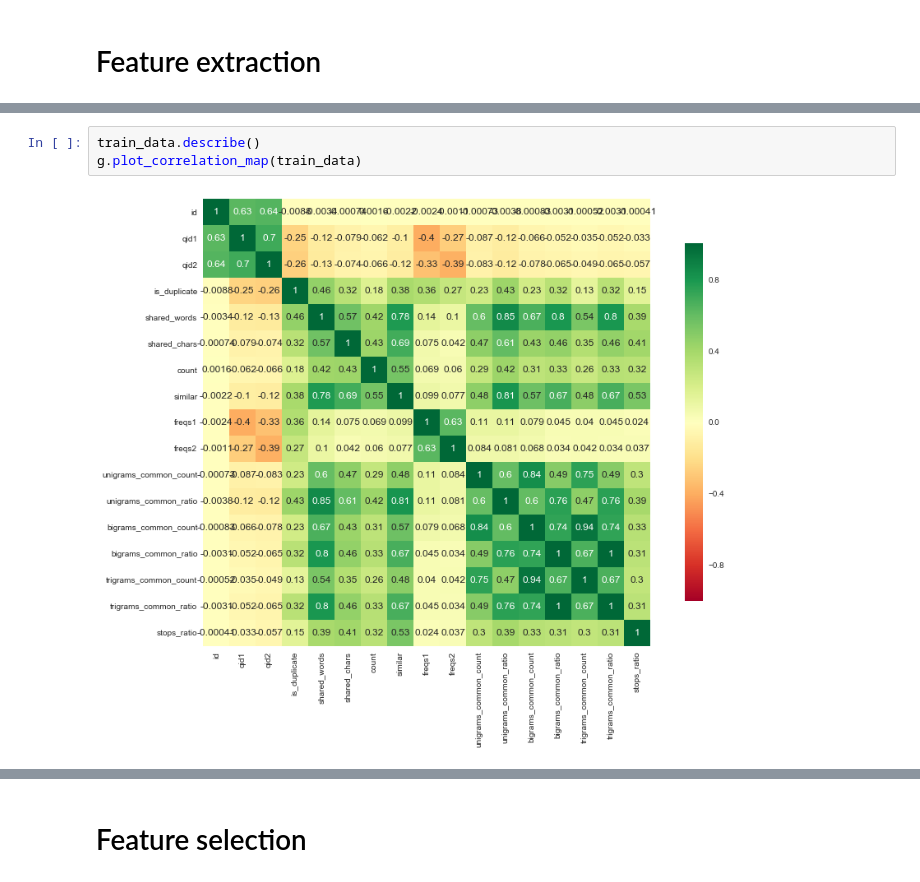
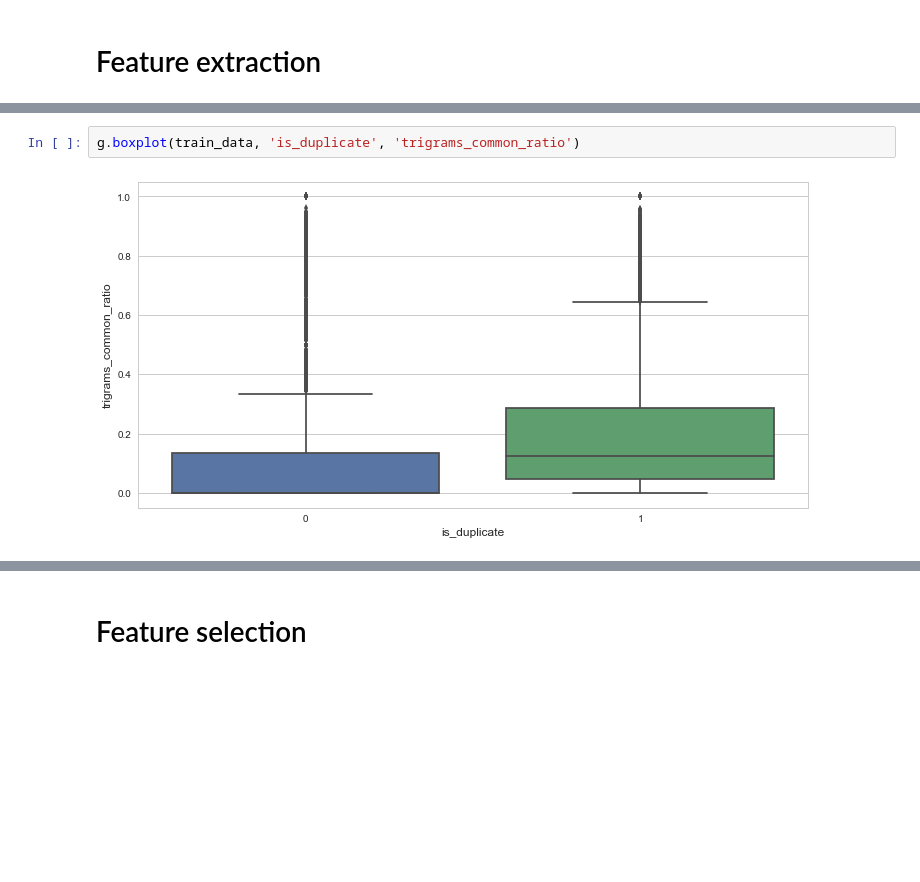
Before and after one commit to icostan/kaggle, a Jupyter notebook: quora-pairs/quora-pairs.ipynb, the cells around one changed output, grey strips where cells are left out. Saved outputs shown, nothing was run; the diff lists cells and outputs as text; blank space fills up the shorter version.

Commit message:
Quora: boxplot, methods as features

```diff
--- a/quora-pairs/quora-pairs.ipynb
+++ b/quora-pairs/quora-pairs.ipynb
@@ -147,5 +196,4 @@ plt.show()
-# %%
-train_data.describe()
-g.plot_correlation_map(train_data)
-# %% [output]
-[figure, removed]
+# %%
+g.boxplot(train_data, 'is_duplicate', 'trigrams_common_ratio')
+# %% [output]
+[figure, added]
```
Also changed, not shown: parts of 23 cells of this notebook, 3 other files.
